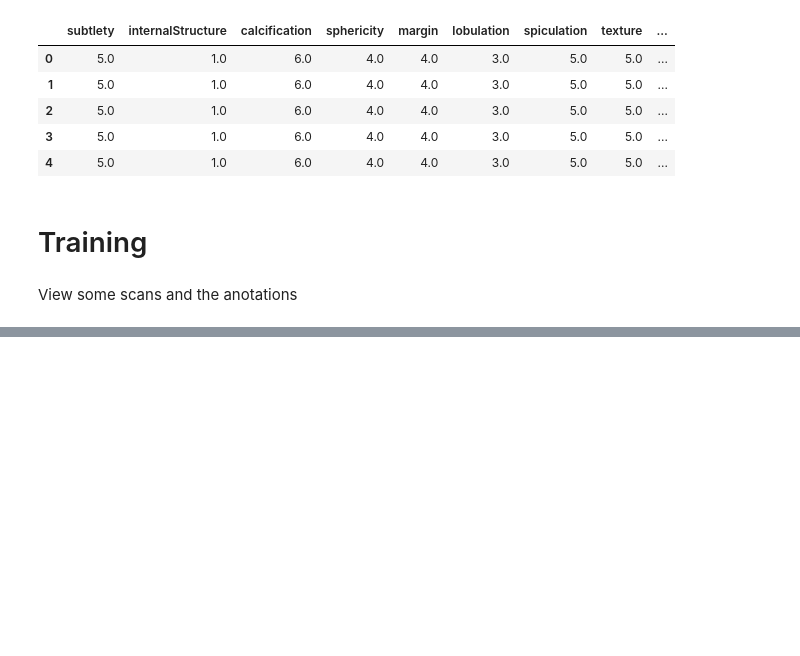
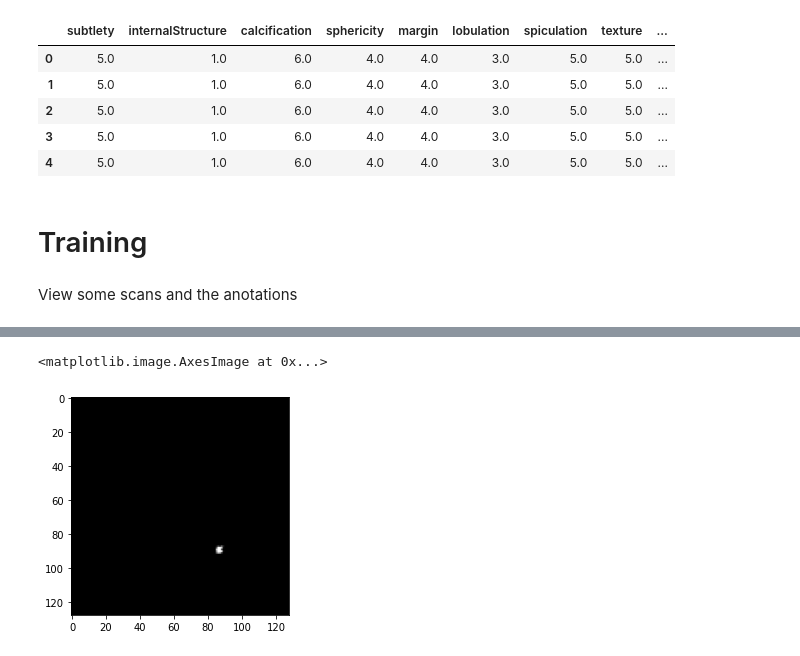
Before and after one commit to ArnolFokam/UNET-Multitask-NN, a Jupyter notebook: notebooks/training.ipynb, the cells around one changed output, grey strips where cells are left out. Saved outputs shown, nothing was run; the diff lists cells and outputs as text; code cells hidden in the pictures; blank space fills up the shorter version.

```diff
--- a/notebooks/training.ipynb
+++ b/notebooks/training.ipynb
@@ -160,0 +134,5 @@ ________________________________________________________________________________
+# %%
+from models.pnsamp_2d import PNSAMP_2D
+
+model = PNSAMP_2D(num_attributes=8, input_size=(image_size, image_size, 1), variant='resnet')
+model.summary()
@@ -161,10 +157,10 @@ ________________________________________________________________________________
 # %%
 # Instantiate an optimizer.
-optimizer = tf.keras.optimizers.Adam(learning_rate=0.00075)
+optimizer = tf.keras.optimizers.Adamax()
 
 # Instantiate a loss function.
 loss_fn1 = tf.keras.losses.BinaryCrossentropy()
-loss_fn2 = tf.keras.losses.MeanSquaredError()
+loss_fn2 = tf.keras.losses.MeanAbsoluteError()
 # %%
 epochs = 2
 for epoch in range(epochs):
@@ -226,3 +222,4 @@ Start of epoch 0
 KeyboardInterrupt:
 # %%
-img, _ = model(x_batch_train[index])
+img, _ = model(x_batch_train)
+index=1
@@ -230,0 +226,5 @@ plt.imshow(img[0])
+# %%
+plt.imshow(y_batch_train[0][index], cmap='gray')
+# %% [output]
+<matplotlib.image.AxesImage at 0x...>
+[figure, added]
```
Also changed, not shown: parts of 8 cells of this notebook, 13 other files.
